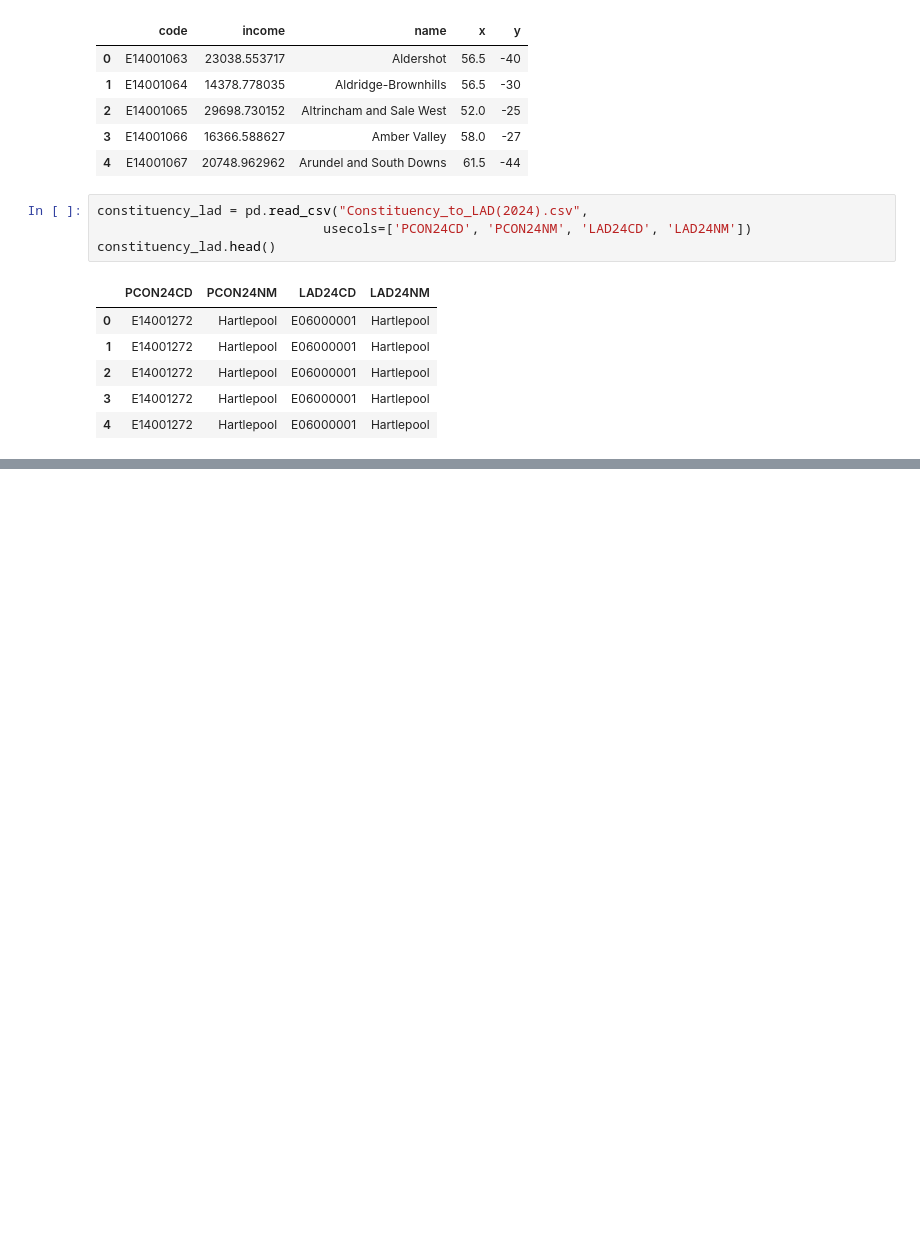
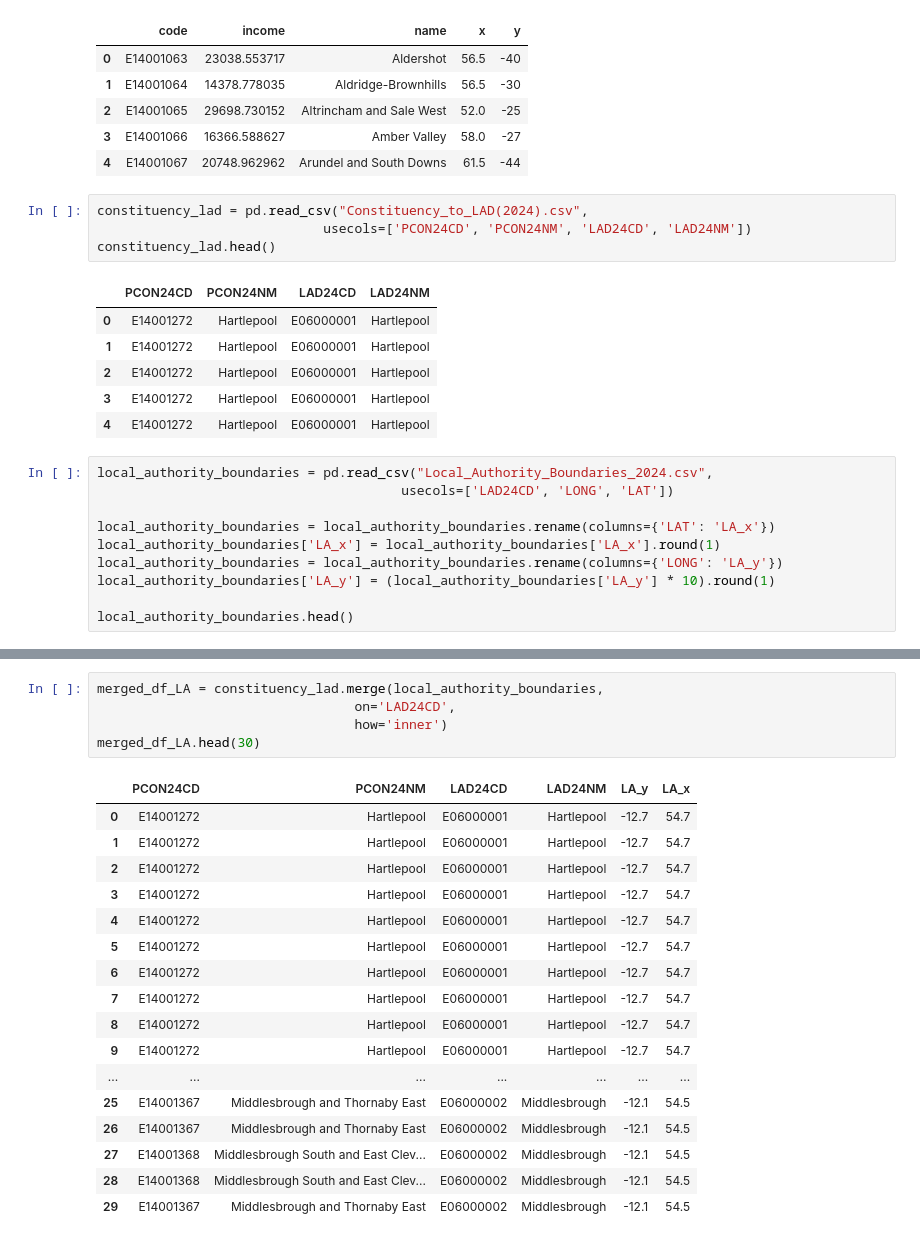
Before and after one commit to PolicyEngine/uk-local-area-calibration, a Jupyter notebook: local_ authority/constituencies_to_LA_mapping.ipynb, the cells around one changed output, grey strips where cells are left out. Saved outputs shown, nothing was run; the diff lists cells and outputs as text; blank space fills up the shorter version.

```diff
--- a/local_ authority/constituencies_to_LA_mapping.ipynb
+++ b/local_ authority/constituencies_to_LA_mapping.ipynb
@@ -139,3 +139,13 @@ constituency_lad.head()
 | 2 | E14001272 | Hartlepool | E06000001 | Hartlepool |
 | 3 | E14001272 | Hartlepool | E06000001 | Hartlepool |
 | 4 | E14001272 | Hartlepool | E06000001 | Hartlepool |
+# %%
+local_authority_boundaries = pd.read_csv("Local_Authority_Boundaries_2024.csv",
+                                       usecols=['LAD24CD', 'LONG', 'LAT'])
+
+local_authority_boundaries = local_authority_boundaries.rename(columns={'LAT': 'LA_x'})
+local_authority_boundaries['LA_x'] = local_authority_boundaries['LA_x'].round(1)
+local_authority_boundaries = local_authority_boundaries.rename(columns={'LONG': 'LA_y'})
+local_authority_boundaries['LA_y'] = (local_authority_boundaries['LA_y'] * 10).round(1)
+
+local_authority_boundaries.head()
@@ -141,0 +159,23 @@ constituency_lad.head()
+# %%
+merged_df_LA = constituency_lad.merge(local_authority_boundaries,
+                                 on='LAD24CD',
+                                 how='inner')
+merged_df_LA.head(30)
+# %% [output]
+|  | PCON24CD | PCON24NM | LAD24CD | LAD24NM | LA_y | LA_x |
+| 0 | E14001272 | Hartlepool | E06000001 | Hartlepool | -12.7 | 54.7 |
+| 1 | E14001272 | Hartlepool | E06000001 | Hartlepool | -12.7 | 54.7 |
+| 2 | E14001272 | Hartlepool | E06000001 | Hartlepool | -12.7 | 54.7 |
+| 3 | E14001272 | Hartlepool | E06000001 | Hartlepool | -12.7 | 54.7 |
+| 4 | E14001272 | Hartlepool | E06000001 | Hartlepool | -12.7 | 54.7 |
+| 5 | E14001272 | Hartlepool | E06000001 | Hartlepool | -12.7 | 54.7 |
+| 6 | E14001272 | Hartlepool | E06000001 | Hartlepool | -12.7 | 54.7 |
+| 7 | E14001272 | Hartlepool | E06000001 | Hartlepool | -12.7 | 54.7 |
+| 8 | E14001272 | Hartlepool | E06000001 | Hartlepool | -12.7 | 54.7 |
+| 9 | E14001272 | Hartlepool | E06000001 | Hartlepool | -12.7 | 54.7 |
+| ... | ... | ... | ... | ... | ... | ... |
+| 25 | E14001367 | Middlesbrough and Thornaby East | E06000002 | Middlesbrough | -12.1 | 54.5 |
+| 26 | E14001367 | Middlesbrough and Thornaby East | E06000002 | Middlesbrough | -12.1 | 54.5 |
+| 27 | E14001368 | Middlesbrough South and East Clev... | E06000002 | Middlesbrough | -12.1 | 54.5 |
+| 28 | E14001368 | Middlesbrough South and East Clev... | E06000002 | Middlesbrough | -12.1 | 54.5 |
+| 29 | E14001367 | Middlesbrough and Thornaby East | E06000002 | Middlesbrough | -12.1 | 54.5 |
```
Also changed, not shown: parts of 2 cells of this notebook, 1 other file.
